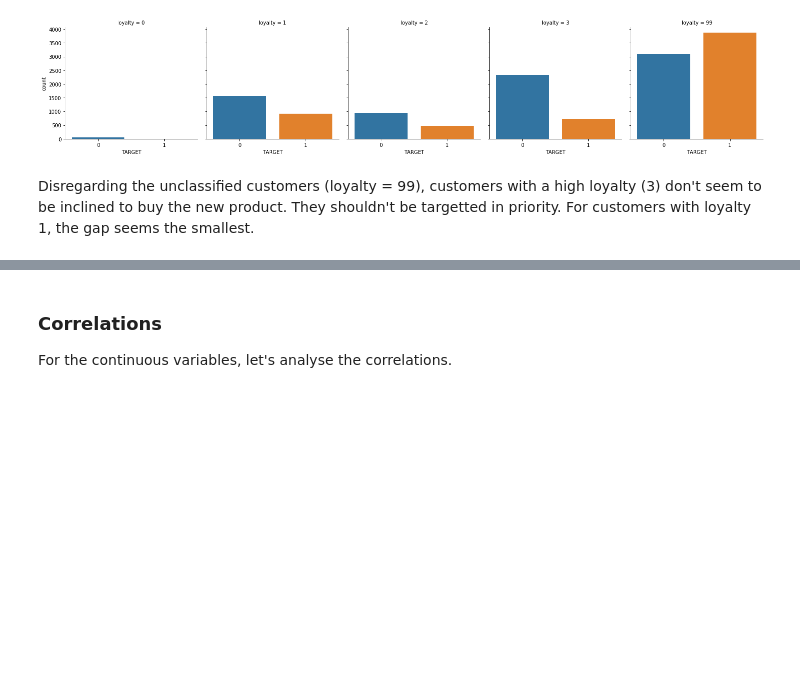
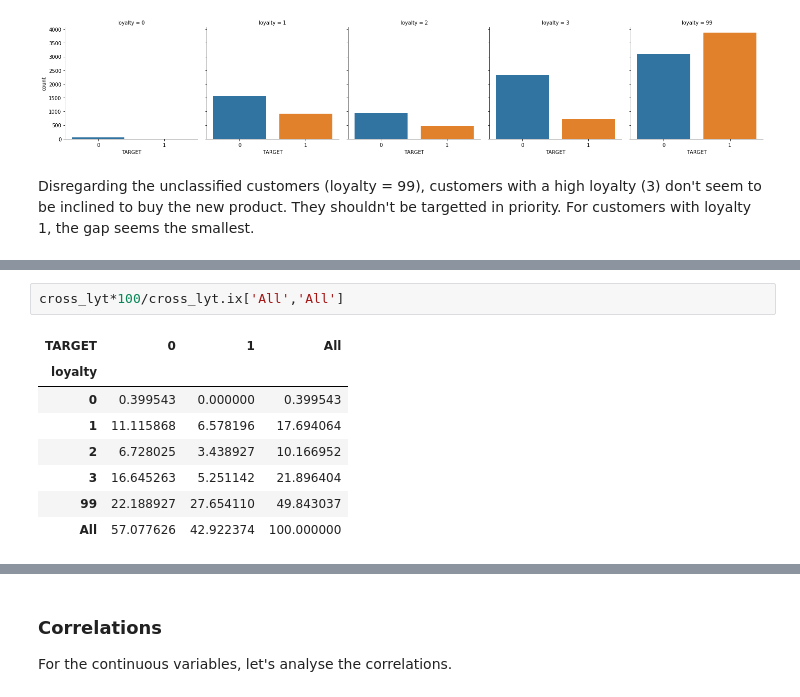
Before and after one commit to cnoza/DataAnalysis, a Jupyter notebook: _Projects/Insurance/Insurance.ipynb, the cells around one changed output, grey strips where cells are left out. Drawn from its saved outputs; the diff is of its cells as text; blank space fills up the shorter version.

```diff
--- a/_Projects/Insurance/Insurance.ipynb
+++ b/_Projects/Insurance/Insurance.ipynb
@@ -495,0 +516,11 @@ Disregarding the unclassified customers (loyalty = 99), customers with a high lo
+# %%
+cross_lyt*100/cross_lyt.ix['All','All']
+# %% [output]
+| TARGET | 0 | 1 | All |
+| loyalty |  |  |  |
+| 0 | 0.399543 | 0.000000 | 0.399543 |
+| 1 | 11.115868 | 6.578196 | 17.694064 |
+| 2 | 6.728025 | 3.438927 | 10.166952 |
+| 3 | 16.645263 | 5.251142 | 21.896404 |
+| 99 | 22.188927 | 27.654110 | 49.843037 |
+| All | 57.077626 | 42.922374 | 100.000000 |
```
Also changed, not shown: parts of 13 cells of this notebook.
